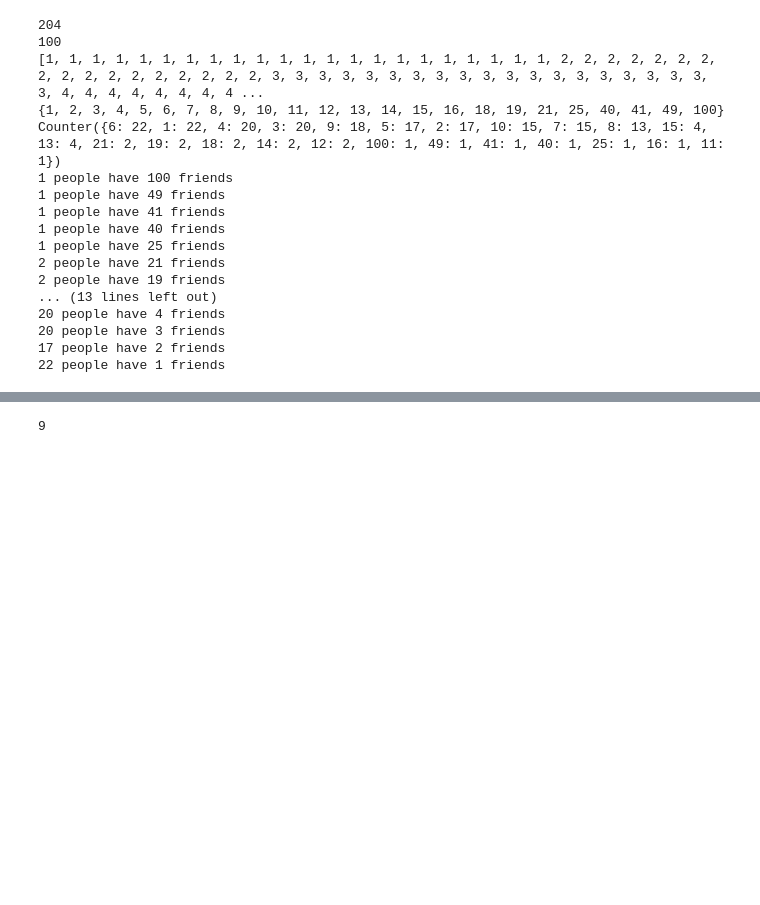
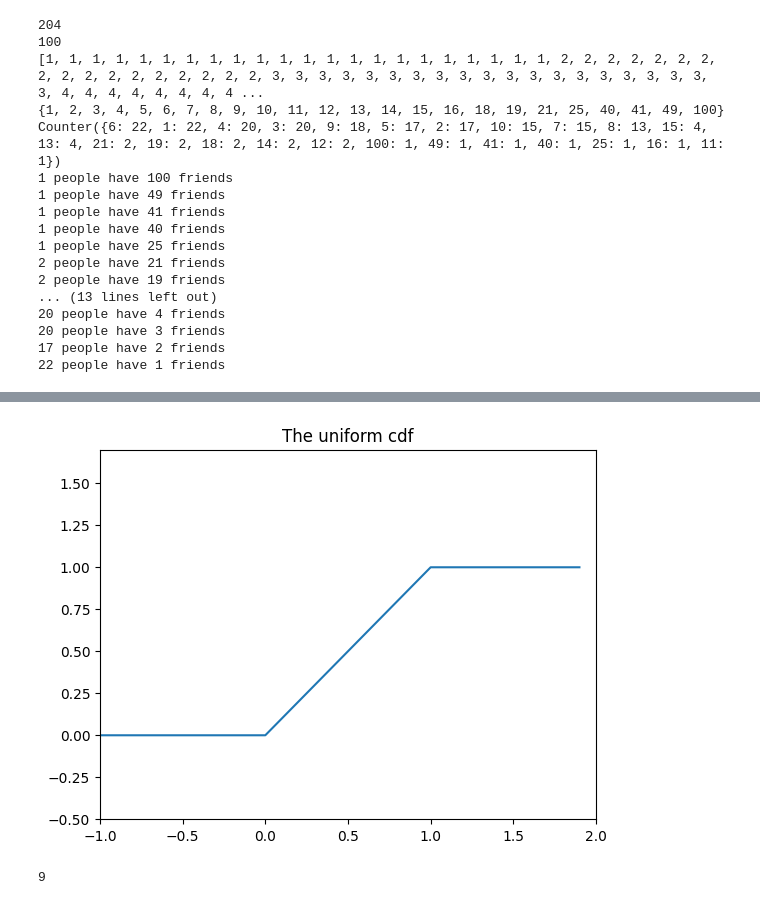
Before and after one commit to lethall/DataScience, a Jupyter notebook: FromScratch/matplotlibtesting.ipynb, the cells around one changed output, grey strips where cells are left out. Cells and saved outputs as stored; diff of their text form; code cells hidden in the pictures; blank space fills up the shorter version.

```diff
--- a/FromScratch/matplotlibtesting.ipynb
+++ b/FromScratch/matplotlibtesting.ipynb
@@ -107,3 +120,12 @@ Counter({6: 22, 1: 22, 4: 20, 3: 20, 9: 18, 5: 17, 2: 17, 10: 15, 7: 15, 8: 13,
+# %%
+xs = [x / 10 for x in range(-10, 20)]
+ys = [uniform_cdf(x) for x in xs]
+plt.axis((-1.0, 2.0, -0.5, 1.7))
+plt.plot(xs, ys)
+plt.title("The uniform cdf")
+plt.show()
+# %% [output]
+[figure, added]
 # %%
 print(quantile(num_friends, 80))
 # %% [output]
```
Also changed, not shown: parts of 2 cells of this notebook, 1 other file.
